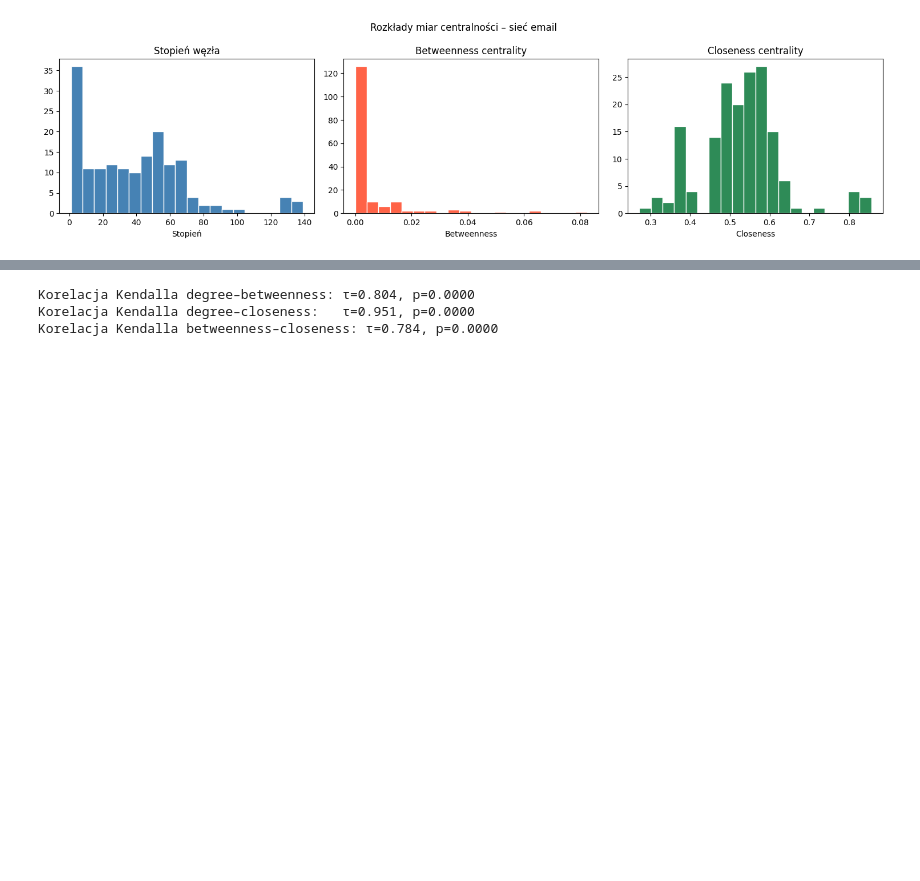
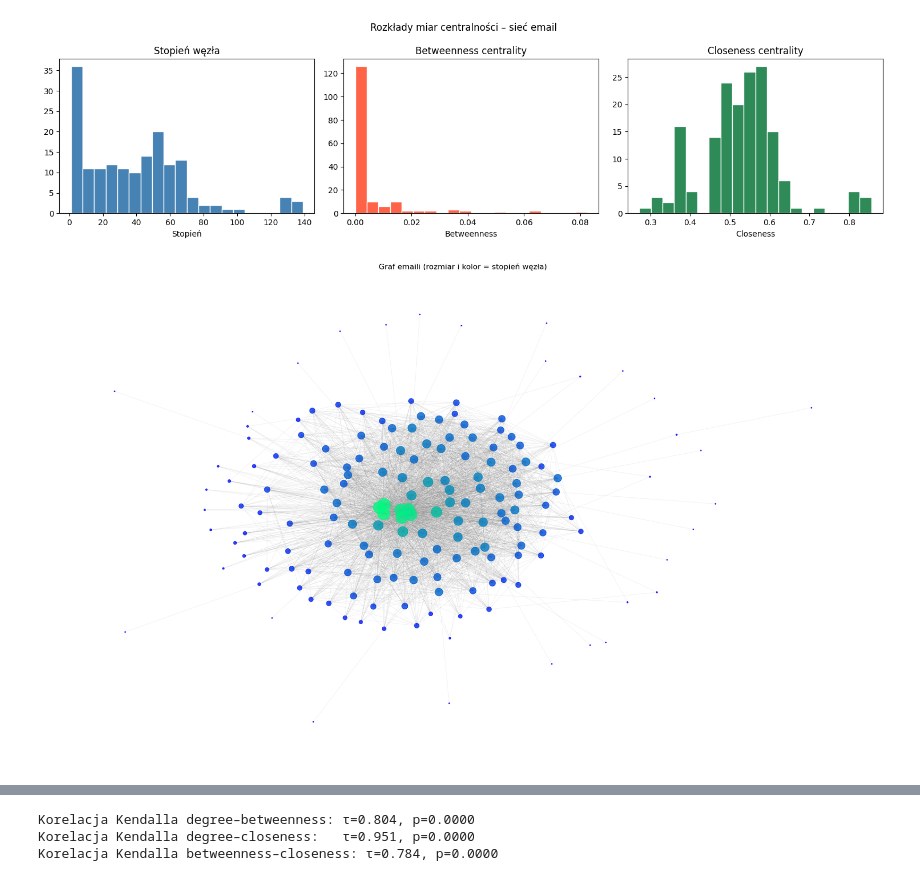
Before and after one commit to mjuchiewicz/complex-networks, a Jupyter notebook: lab01/email-network.ipynb, the cells around one changed output, grey strips where cells are left out. Drawn from its saved outputs; the diff is of its cells as text; code cells hidden in the pictures; blank space fills up the shorter version.

```diff
--- a/lab01/email-network.ipynb
+++ b/lab01/email-network.ipynb
@@ -32,13 +27,10 @@ df_email.head()
 #### b) Sprawdź ile wierzchołków i krawędzi ma Twój graf
 a następnie pozbądź się wielokrotnych krawędzi i pętli. O ile spadła liczba krawędzi?
 # %%
-G_email = nx.from_pandas_edgelist(df_email, source='sender', target='receiver')
+G_email.remove_edges_from(nx.selfloop_edges(G_email))
+G_email = nx.Graph(G_email)
 
 print(f"Wierzchołki: {G_email.number_of_nodes()}")
-print(f"Krawędzie przed czyszczeniem: {G_email.number_of_edges()}")
-
-G_email.remove_edges_from(nx.selfloop_edges(G_email))
-
-print(f"Krawędzie po usunięciu pętli: {G_email.number_of_edges()}")
+print(f"Krawędzie: {G_email.number_of_edges()}")
 # %% [output]
 Wierzchołki: 167
@@ -72,6 +63,39 @@ plt.tight_layout()
 plt.show()
 # %% [output]
 [figure]
+# %%
+degrees = dict(G_email.degree())
+
+node_sizes = [degrees[n] * 5 for n in G_email.nodes()]
+node_colors = [degrees[n] for n in G_email.nodes()]
+pos = nx.kamada_kawai_layout(G_email)
+
+
+plt.figure(figsize=(25, 15))
+
+nodes_real = nx.draw_networkx_nodes(
+    G_email,
+    pos=pos,
+    node_size=node_sizes,
+    node_color=node_colors,
+    cmap=plt.cm.winter,
+    alpha=0.8
+)
+
+nx.draw_networkx_edges(
+    G_email,
+    pos=pos,
+    edge_color="gray",
+    alpha=0.2,
+    width=0.5
+)
+
+plt.title("Graf emaili (rozmiar i kolor = stopień węzła)", fontsize=16)
+plt.axis("off")
+plt.tight_layout()
+plt.show()
+# %% [output]
+[figure, added]
 # %%
 df_centrality = pd.DataFrame({
     'degree':      deg_email,
```
Also changed, not shown: parts of 11 cells of this notebook, 2 other files.
